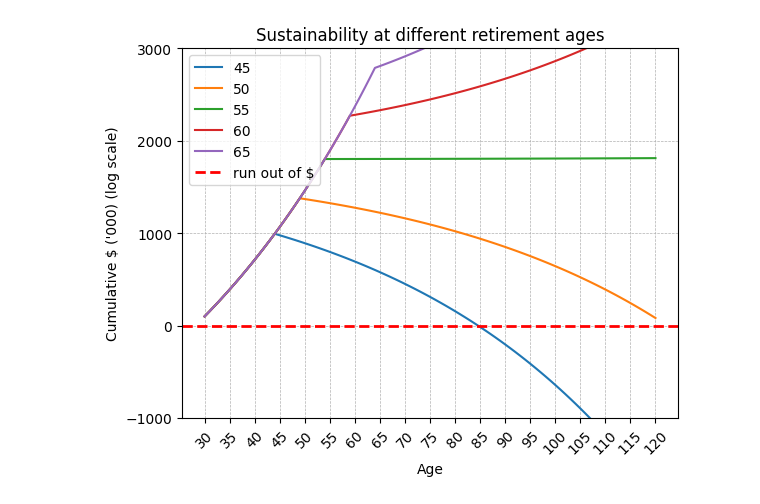
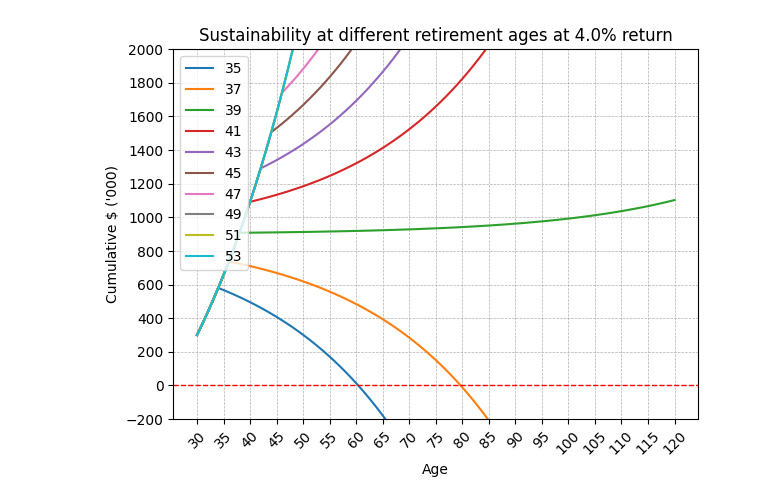
Before and after one commit to RaphaelTeo/Retirement-Calculator, a Jupyter notebook: scratch.ipynb, the cells around one changed output. Cells and saved outputs as stored; diff of their text form; code cells hidden in the pictures.

```diff
--- a/scratch.ipynb
+++ b/scratch.ipynb
@@ -6,57 +6,58 @@ import matplotlib.ticker as ticker
 # %%
 init_age=30
 final_age = 121
-retirement_age_list = list(range(45,70,5))
+retirement_age_list = list(range(35,55,2))
 
-returnedcapital=1.02 # this means 2% real return
+returnedcapital=1.04 # this means 2% real return
 yearly_income = 90 # in thousands
 yearly_expense = 36 # in thousands
-init_cumulative = 100 # in thousands
+init_cumulative = 300 # in thousands
 age = [i for i in  range(init_age,final_age)]
 expenses = [yearly_expense] * (final_age-init_age-1)
 expenses.insert(0,0)
 
 def create_df(retirement_age):
     income = [yearly_income] * (retirement_age-init_age-1)
     zeroincome = [0] * (final_age-retirement_age)
     income.insert(0,0)
     income.extend(zeroincome)
 
     df = pd.DataFrame(columns=['age','income','expenses','cumulative'])
     df['age']=age
     df['expenses']=expenses
     df['income']=income
     cum_calc = []
     for i in range(len(df)):
         if i == 0:
             cum_calc.append(init_cumulative)
         else:
             cum_calc.append((cum_calc[i-1]*returnedcapital) + df.loc[i,'income'] - df.loc[i, 'expenses'])
 
     df['cumulative'] = cum_calc
     return df
+
+#fig, ax = plt.subplots(figsize=(10, 6))  # Increase width and height
+#plt.yscale('log') # toggle if needed, but messes up other things
+
+for retirement_age in retirement_age_list:
+    df = create_df(retirement_age)
+    plt.plot(df['age'],df['cumulative'],label=retirement_age)
+
+
+plt.grid(True, which='both', linestyle='--', linewidth=0.5)
+
+plt.axhline(y=0, color='red', linestyle='--', linewidth=1)
+plt.xlabel('Age')
+plt.xticks(rotation=45)
+plt.ylabel('Cumulative $ (\'000)')
+plt.title(f'Sustainability at different retirement ages at {round((returnedcapital-1),2)*100}% return')
+plt.tight_layout()
+plt.legend(bbox_to_anchor=(0, 1), loc='upper left')
+plt.ylim(bottom=-200,top=2000)
+ax = plt.gca() # get current axis
+ax.xaxis.set_major_locator(ticker.MultipleLocator(5))
+ax.yaxis.set_major_locator(ticker.MultipleLocator(200))
+#plt.savefig(f'Sustainability {init_cumulative}k inc {yearly_income}k exp {yearly_expense}k at {round((returnedcapital-1),2)*100} percent.png', dpi=300)
+plt.show()
+# %% [output]
+[figure, added]
-# %%
-#fig, ax = plt.subplots(figsize=(10, 6))  # Increase width and height
-#plt.yscale('log') # toggle if needed, but messes up other things
-
-for retirement_age in retirement_age_list:
-    df = create_df(retirement_age)
-    plt.plot(df['age'],df['cumulative'],label=retirement_age)
-
-
-plt.grid(True, which='both', linestyle='--', linewidth=0.5)
-
-plt.axhline(y=0, color='red', linestyle='--', linewidth=2, label='run out of $')
-plt.xlabel('Age')
-plt.xticks(rotation=45)
-plt.ylabel('Cumulative $ (\'000) (log scale)')
-plt.title('Sustainability at different retirement ages')
-plt.legend()
-plt.ylim(bottom=-1000,top=3000) # hides anything below y=0
-ax = plt.gca() # get current axis
-ax.xaxis.set_major_locator(ticker.MultipleLocator(5))
-ax.yaxis.set_major_locator(ticker.MultipleLocator(1000))
-plt.savefig('Retirement funds.png', dpi=300)
-plt.show()
-# %% [output]
-[figure, removed]
```
Also changed, not shown: parts of 9 cells of this notebook, 12 other files.
